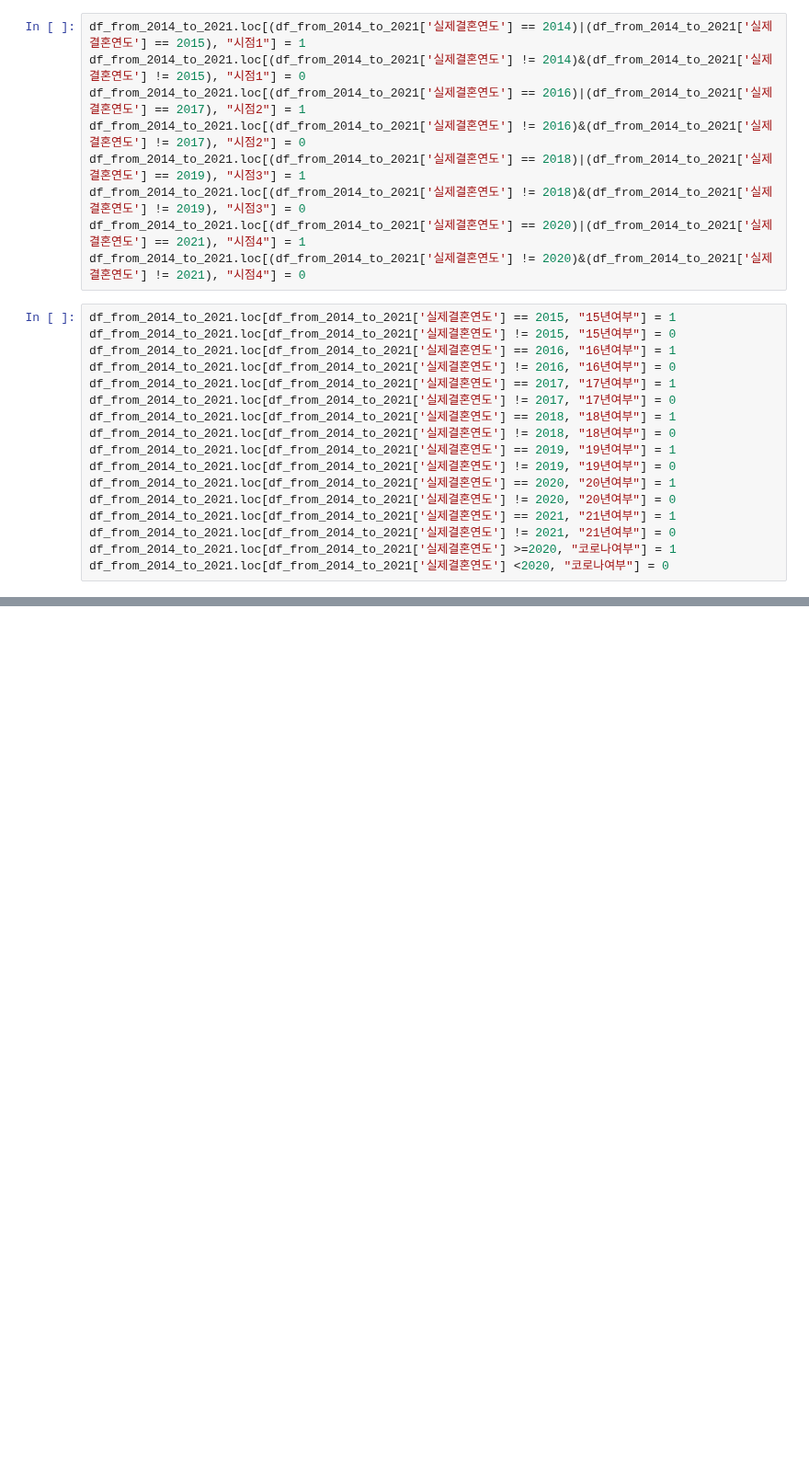
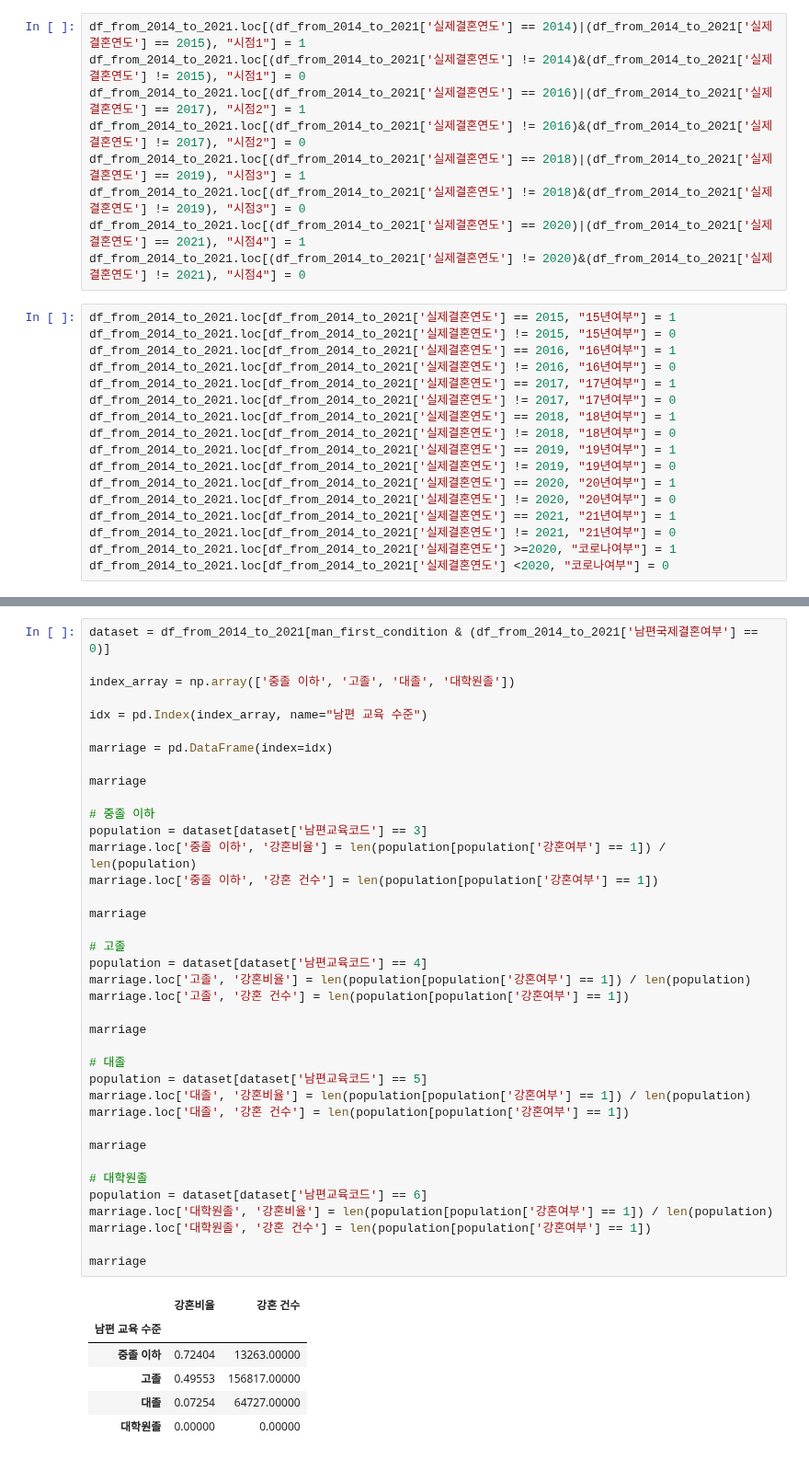
Before and after one commit to ohMinyoung22/science_project, a Jupyter notebook: eda/kanghon.ipynb, the cells around one changed output, grey strips where cells are left out. Shown at 92% size. Drawn from its saved outputs; the diff is of its cells as text; blank space fills up the shorter version.

```diff
--- a/eda/kanghon.ipynb
+++ b/eda/kanghon.ipynb
@@ -655,0 +478,45 @@ newDf
+# %%
+dataset = df_from_2014_to_2021[man_first_condition & (df_from_2014_to_2021['남편국제결혼여부'] == 0)]
+
+index_array = np.array(['중졸 이하', '고졸', '대졸', '대학원졸'])
+
+idx = pd.Index(index_array, name="남편 교육 수준")
+
+marriage = pd.DataFrame(index=idx)
+
+marriage
+
+# 중졸 이하
+population = dataset[dataset['남편교육코드'] == 3]
+marriage.loc['중졸 이하', '강혼비율'] = len(population[population['강혼여부'] == 1]) / len(population)
+marriage.loc['중졸 이하', '강혼 건수'] = len(population[population['강혼여부'] == 1])
+
+marriage
+
+# 고졸
+population = dataset[dataset['남편교육코드'] == 4]
+marriage.loc['고졸', '강혼비율'] = len(population[population['강혼여부'] == 1]) / len(population)
+marriage.loc['고졸', '강혼 건수'] = len(population[population['강혼여부'] == 1])
+
+marriage
+
+# 대졸
+population = dataset[dataset['남편교육코드'] == 5]
+marriage.loc['대졸', '강혼비율'] = len(population[population['강혼여부'] == 1]) / len(population)
+marriage.loc['대졸', '강혼 건수'] = len(population[population['강혼여부'] == 1])
+
+marriage
+
+# 대학원졸
+population = dataset[dataset['남편교육코드'] == 6]
+marriage.loc['대학원졸', '강혼비율'] = len(population[population['강혼여부'] == 1]) / len(population)
+marriage.loc['대학원졸', '강혼 건수'] = len(population[population['강혼여부'] == 1])
+
+marriage
+# %% [output]
+|  | 강혼비율 | 강혼 건수 |
+| 남편 교육 수준 |  |  |
+| 중졸 이하 | 0.72404 | 13263.00000 |
+| 고졸 | 0.49553 | 156817.00000 |
+| 대졸 | 0.07254 | 64727.00000 |
+| 대학원졸 | 0.00000 | 0.00000 |
```
Also changed, not shown: parts of 30 cells of this notebook.
